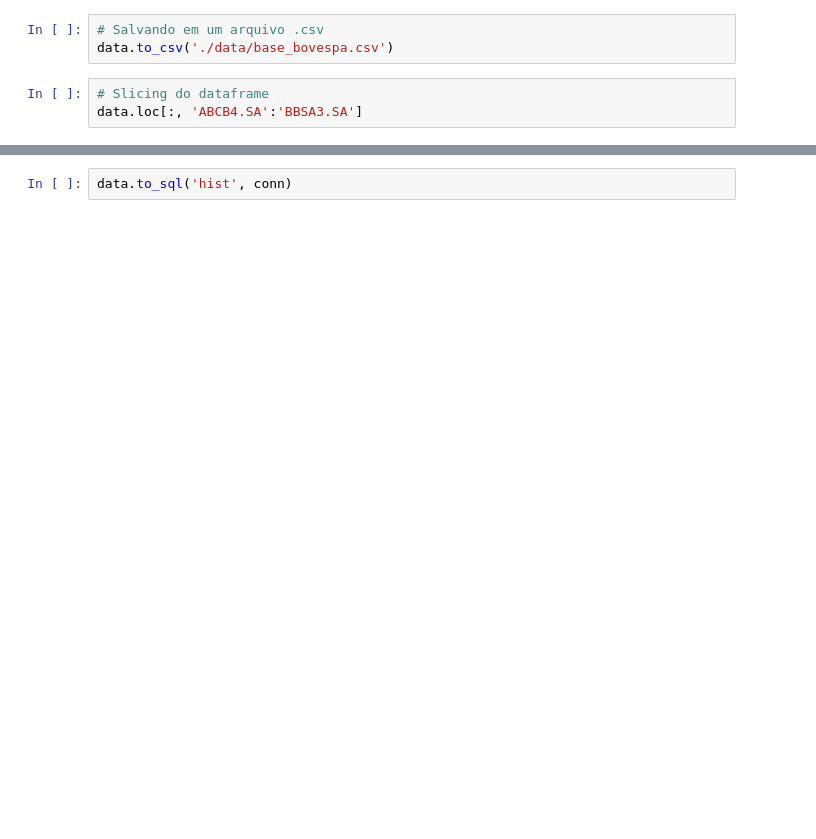
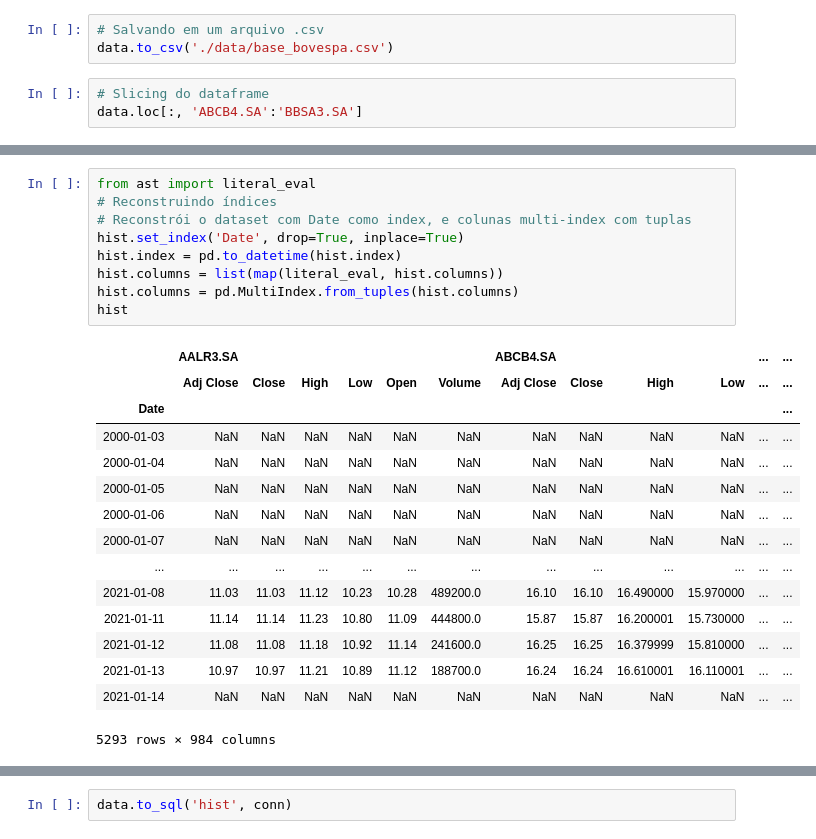
Before and after one commit to rafaelschena/stocks_analyzer, a Jupyter notebook: tests.ipynb, the cells around one changed output, grey strips where cells are left out. Saved outputs shown, nothing was run; the diff lists cells and outputs as text; blank space fills up the shorter version.

```diff
--- a/tests.ipynb
+++ b/tests.ipynb
@@ -73,0 +97,25 @@ conn = sqlite3.connect("./data/historico_bovespa.db")
+# %%
+from ast import literal_eval
+# Reconstruindo índices
+# Reconstrói o dataset com Date como index, e colunas multi-index com tuplas
+hist.set_index('Date', drop=True, inplace=True)
+hist.index = pd.to_datetime(hist.index)
+hist.columns = list(map(literal_eval, hist.columns))
+hist.columns = pd.MultiIndex.from_tuples(hist.columns)
+hist
+# %% [output]
+|  | AALR3.SA |  |  |  |  |  | ABCB4.SA |  |  |  | ... | ... |
+|  | Adj Close | Close | High | Low | Open | Volume | Adj Close | Close | High | Low | ... | ... |
+| Date |  |  |  |  |  |  |  |  |  |  |  | ... |
+| 2000-01-03 | NaN | NaN | NaN | NaN | NaN | NaN | NaN | NaN | NaN | NaN | ... | ... |
+| 2000-01-04 | NaN | NaN | NaN | NaN | NaN | NaN | NaN | NaN | NaN | NaN | ... | ... |
+| 2000-01-05 | NaN | NaN | NaN | NaN | NaN | NaN | NaN | NaN | NaN | NaN | ... | ... |
+| 2000-01-06 | NaN | NaN | NaN | NaN | NaN | NaN | NaN | NaN | NaN | NaN | ... | ... |
+| 2000-01-07 | NaN | NaN | NaN | NaN | NaN | NaN | NaN | NaN | NaN | NaN | ... | ... |
+| ... | ... | ... | ... | ... | ... | ... | ... | ... | ... | ... | ... | ... |
+| 2021-01-08 | 11.03 | 11.03 | 11.12 | 10.23 | 10.28 | 489200.0 | 16.10 | 16.10 | 16.490000 | 15.970000 | ... | ... |
+| 2021-01-11 | 11.14 | 11.14 | 11.23 | 10.80 | 11.09 | 444800.0 | 15.87 | 15.87 | 16.200001 | 15.730000 | ... | ... |
+| 2021-01-12 | 11.08 | 11.08 | 11.18 | 10.92 | 11.14 | 241600.0 | 16.25 | 16.25 | 16.379999 | 15.810000 | ... | ... |
+| 2021-01-13 | 10.97 | 10.97 | 11.21 | 10.89 | 11.12 | 188700.0 | 16.24 | 16.24 | 16.610001 | 16.110001 | ... | ... |
+| 2021-01-14 | NaN | NaN | NaN | NaN | NaN | NaN | NaN | NaN | NaN | NaN | ... | ... |
+5293 rows × 984 columns
```
Also changed, not shown: parts of 28 cells of this notebook, 3 other files.
